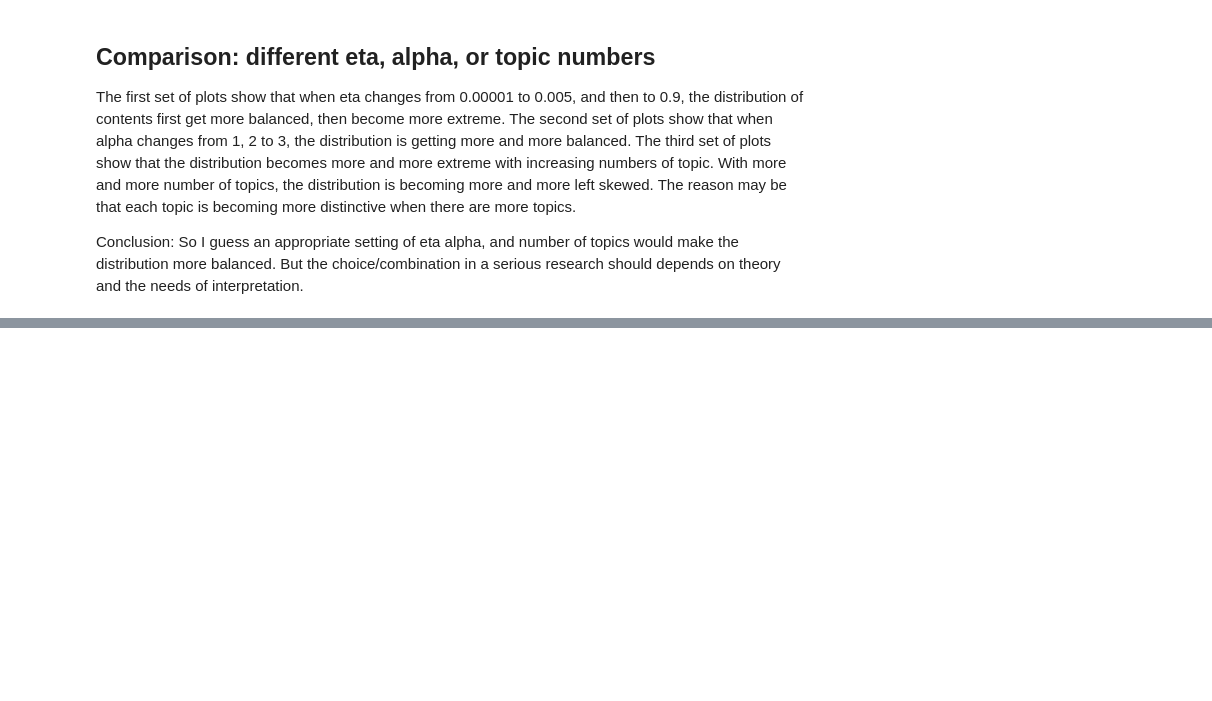
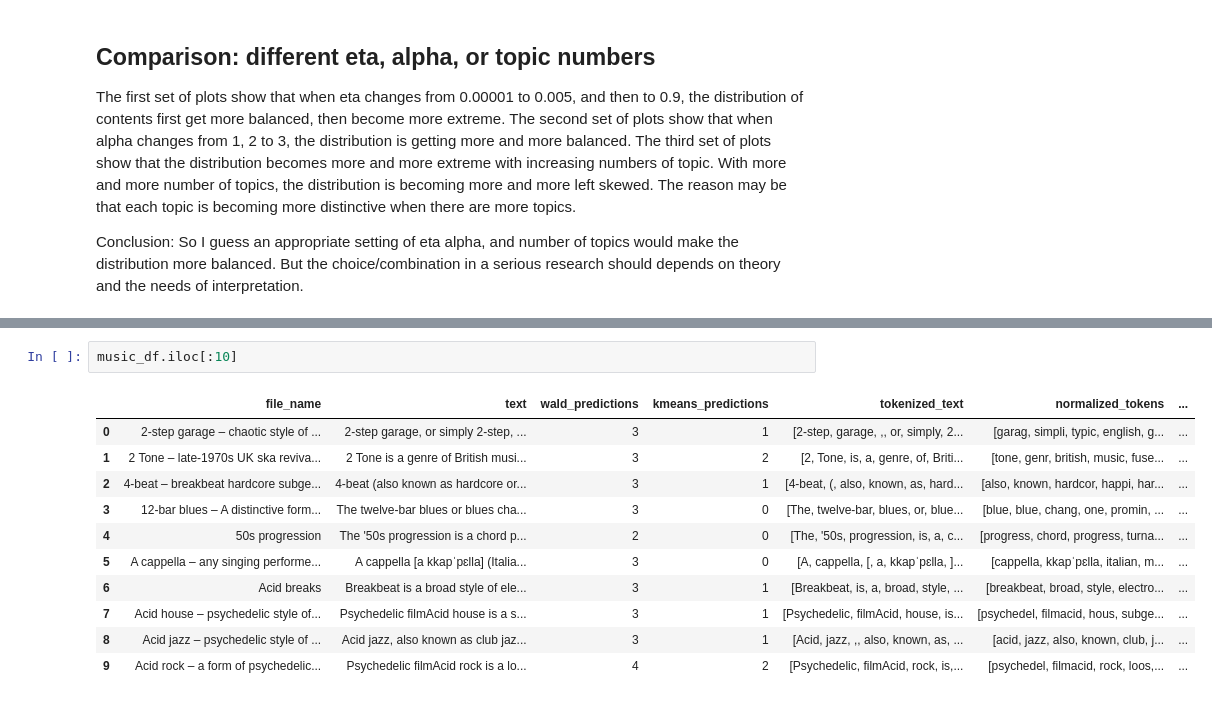
Before and after one commit to xywu-soc/content-analysis-2018, a Jupyter notebook: 3-Clustering-and-Topic-Modeling/3-Clustering-and-Topic-Modeling.ipynb, the cells around one changed output, grey strips where cells are left out. Drawn from its saved outputs; the diff is of its cells as text; blank space fills up the shorter version.

```diff
--- a/3-Clustering-and-Topic-Modeling/3-Clustering-and-Topic-Modeling.ipynb
+++ b/3-Clustering-and-Topic-Modeling/3-Clustering-and-Topic-Modeling.ipynb
@@ -1518,0 +1536,14 @@ Conclusion:
+# %%
+music_df.iloc[:10]
+# %% [output]
+|  | file_name | text | wald_predictions | kmeans_predictions | tokenized_text | normalized_tokens | ... |
+| 0 | 2-step garage – chaotic style of ... | 2-step garage, or simply 2-step, ... | 3 | 1 | [2-step, garage, ,, or, simply, 2... | [garag, simpli, typic, english, g... | ... |
+| 1 | 2 Tone – late-1970s UK ska reviva... | 2 Tone is a genre of British musi... | 3 | 2 | [2, Tone, is, a, genre, of, Briti... | [tone, genr, british, music, fuse... | ... |
+| 2 | 4-beat – breakbeat hardcore subge... | 4-beat (also known as hardcore or... | 3 | 1 | [4-beat, (, also, known, as, hard... | [also, known, hardcor, happi, har... | ... |
+| 3 | 12-bar blues – A distinctive form... | The twelve-bar blues or blues cha... | 3 | 0 | [The, twelve-bar, blues, or, blue... | [blue, blue, chang, one, promin, ... | ... |
+| 4 | 50s progression | The '50s progression is a chord p... | 2 | 0 | [The, '50s, progression, is, a, c... | [progress, chord, progress, turna... | ... |
+| 5 | A cappella – any singing performe... | A cappella [a kkapˈpɛlla] (Italia... | 3 | 0 | [A, cappella, [, a, kkapˈpɛlla, ]... | [cappella, kkapˈpɛlla, italian, m... | ... |
+| 6 | Acid breaks | Breakbeat is a broad style of ele... | 3 | 1 | [Breakbeat, is, a, broad, style, ... | [breakbeat, broad, style, electro... | ... |
+| 7 | Acid house – psychedelic style of... | Psychedelic filmAcid house is a s... | 3 | 1 | [Psychedelic, filmAcid, house, is... | [psychedel, filmacid, hous, subge... | ... |
+| 8 | Acid jazz – psychedelic style of ... | Acid jazz, also known as club jaz... | 3 | 1 | [Acid, jazz, ,, also, known, as, ... | [acid, jazz, also, known, club, j... | ... |
+| 9 | Acid rock – a form of psychedelic... | Psychedelic filmAcid rock is a lo... | 4 | 2 | [Psychedelic, filmAcid, rock, is,... | [psychedel, filmacid, rock, loos,... | ... |
```
Also changed, not shown: parts of 5 cells of this notebook.
